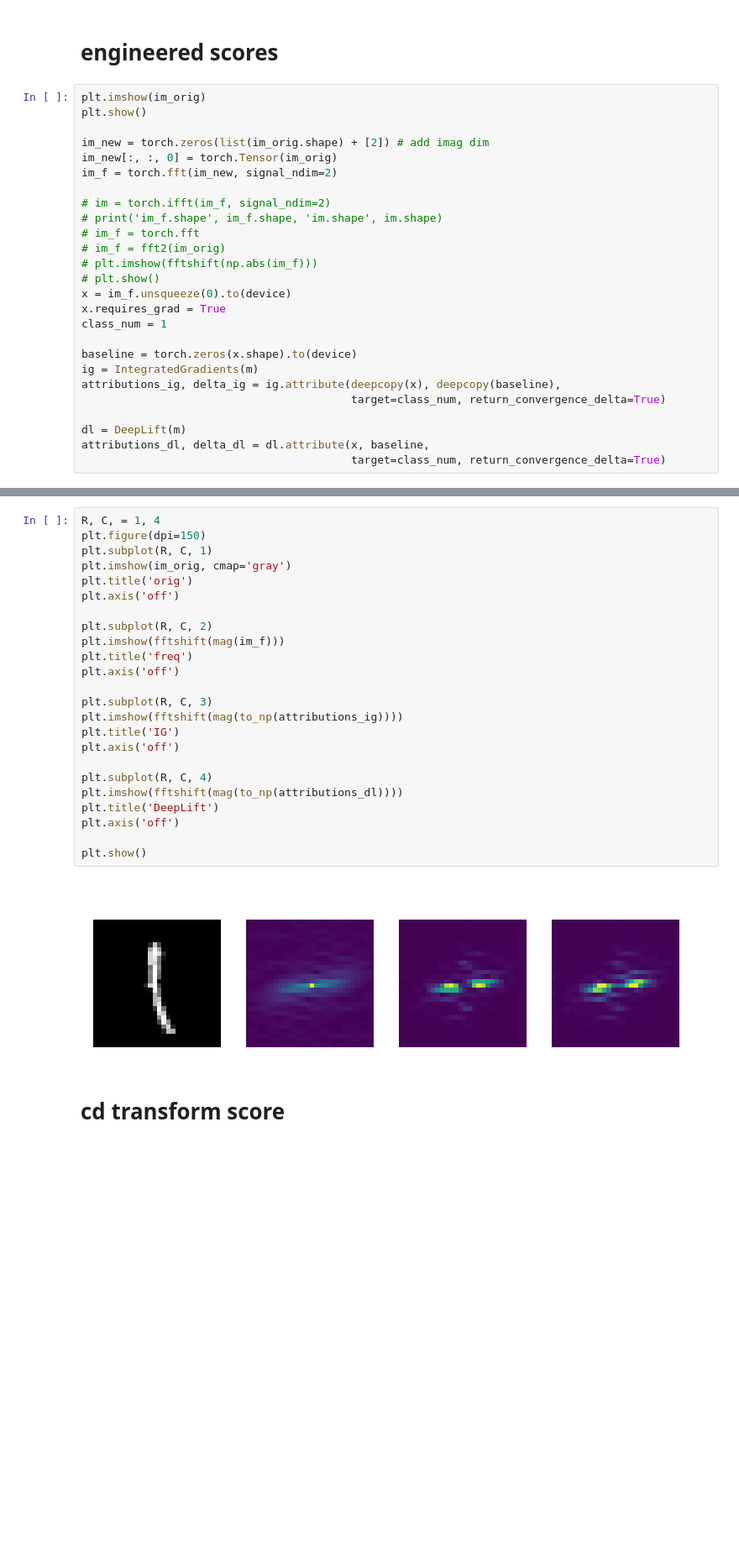
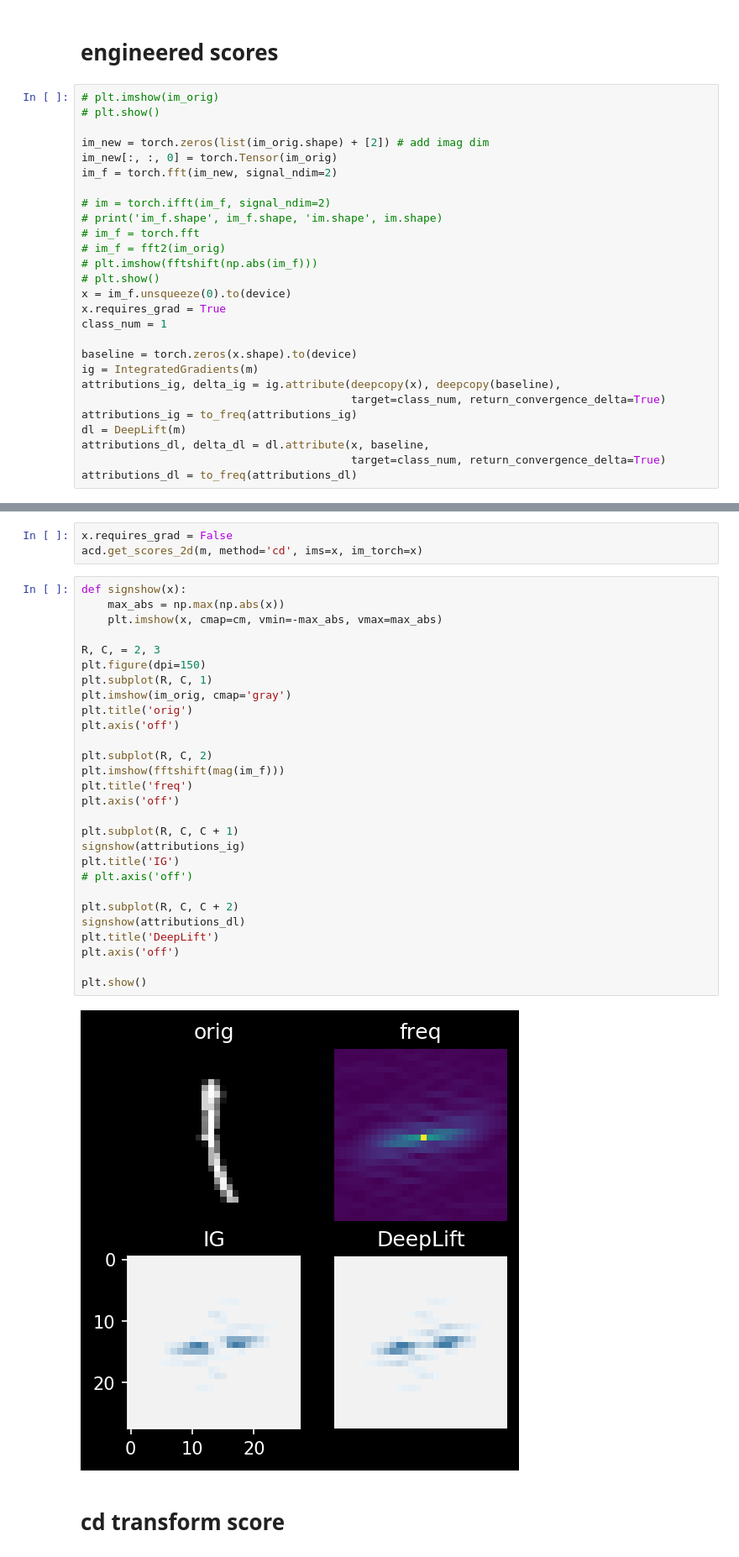
Before and after one commit to Yu-Group/adaptive-wavelets, a Jupyter notebook: experiments/mnist/mnist_freq.ipynb, the cells around one changed output, grey strips where cells are left out. Shown at 84% size. Cells and saved outputs as stored; diff of their text form; blank space fills up the shorter version.

```diff
--- a/experiments/mnist/mnist_freq.ipynb
+++ b/experiments/mnist/mnist_freq.ipynb
@@ -60,8 +61,8 @@ m = Net_with_transform(model).to(device)
 # %% [markdown]
 # engineered scores
 # %%
-plt.imshow(im_orig)
-plt.show()
+# plt.imshow(im_orig)
+# plt.show()
 
 im_new = torch.zeros(list(im_orig.shape) + [2]) # add imag dim
 im_new[:, :, 0] = torch.Tensor(im_orig)
@@ -81,8 +82,9 @@ baseline = torch.zeros(x.shape).to(device)
 ig = IntegratedGradients(m)
 attributions_ig, delta_ig = ig.attribute(deepcopy(x), deepcopy(baseline),
                                          target=class_num, return_convergence_delta=True)
-
+attributions_ig = to_freq(attributions_ig)
 dl = DeepLift(m)
 attributions_dl, delta_dl = dl.attribute(x, baseline,
                                          target=class_num, return_convergence_delta=True)
+attributions_dl = to_freq(attributions_dl)
 # %% [output]
@@ -90,29 +93,36 @@ attributions_dl, delta_dl = dl.attribute(x, baseline,
+# %%
+x.requires_grad = False
+acd.get_scores_2d(m, method='cd', ims=x, im_torch=x)
 # %%
-R, C, = 1, 4
+def signshow(x):
+    max_abs = np.max(np.abs(x))
+    plt.imshow(x, cmap=cm, vmin=-max_abs, vmax=max_abs)
+
+R, C, = 2, 3
 plt.figure(dpi=150)
 plt.subplot(R, C, 1)
 plt.imshow(im_orig, cmap='gray')
 plt.title('orig')
 plt.axis('off')
 
 plt.subplot(R, C, 2)
 plt.imshow(fftshift(mag(im_f)))
 plt.title('freq')
 plt.axis('off')
 
-plt.subplot(R, C, 3)
-plt.imshow(fftshift(mag(to_np(attributions_ig))))
+plt.subplot(R, C, C + 1)
+signshow(attributions_ig)
 plt.title('IG')
-plt.axis('off')
+# plt.axis('off')
 
-plt.subplot(R, C, 4)
-plt.imshow(fftshift(mag(to_np(attributions_dl))))
+plt.subplot(R, C, C + 2)
+signshow(attributions_dl)
 plt.title('DeepLift')
 plt.axis('off')
 
 plt.show()
 # %% [output]
-[figure, old version]
+[figure, new version]
 # %% [markdown]
 # cd transform score
 # %%
```
Also changed, not shown: parts of 2 cells of this notebook, 3 other files.
